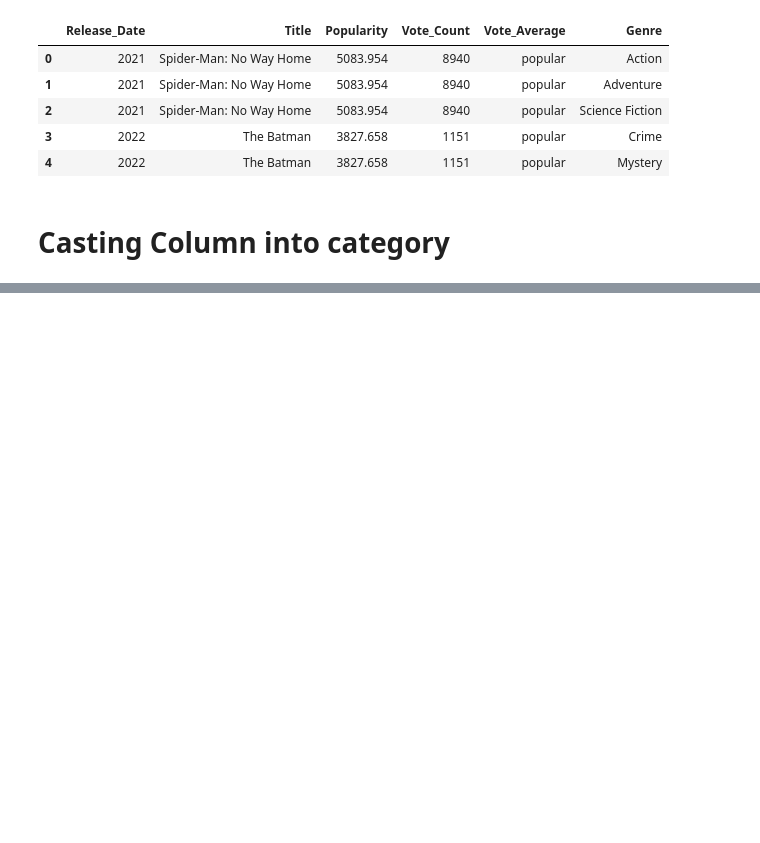
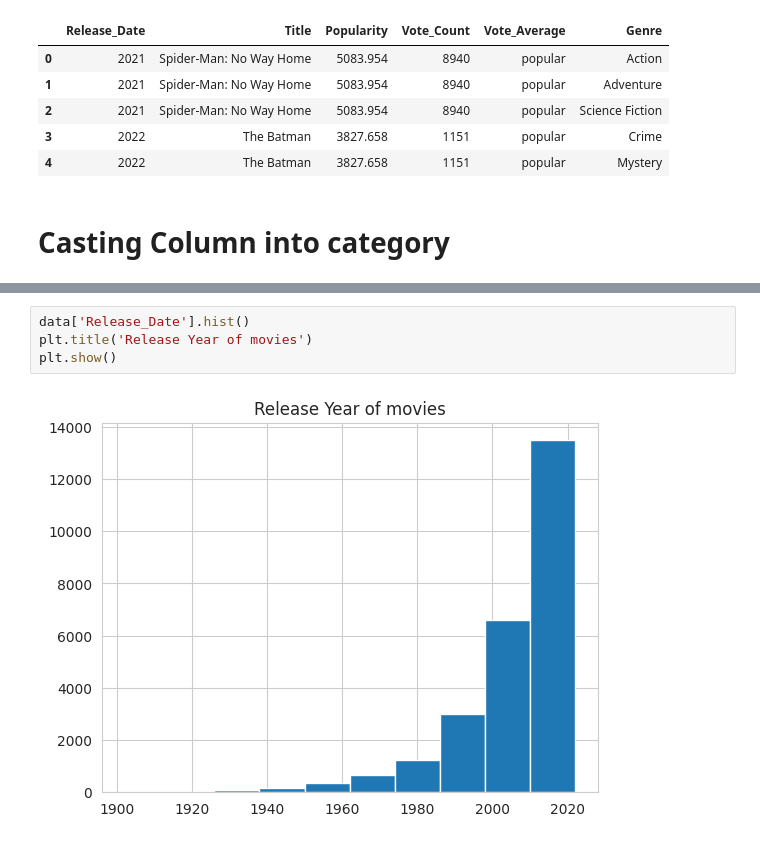
Before and after one commit to adityaMachal/Netflix_analysis, a Jupyter notebook: Untitled1.ipynb, the cells around one changed output, grey strips where cells are left out. Drawn from its saved outputs; the diff is of its cells as text; blank space fills up the shorter version.

```diff
--- a/Untitled1.ipynb
+++ b/Untitled1.ipynb
@@ -122,0 +192,6 @@ data.head()
+# %%
+data['Release_Date'].hist()
+plt.title('Release Year of movies')
+plt.show()
+# %% [output]
+[figure, added]
```
Also changed, not shown: parts of 9 cells of this notebook.
